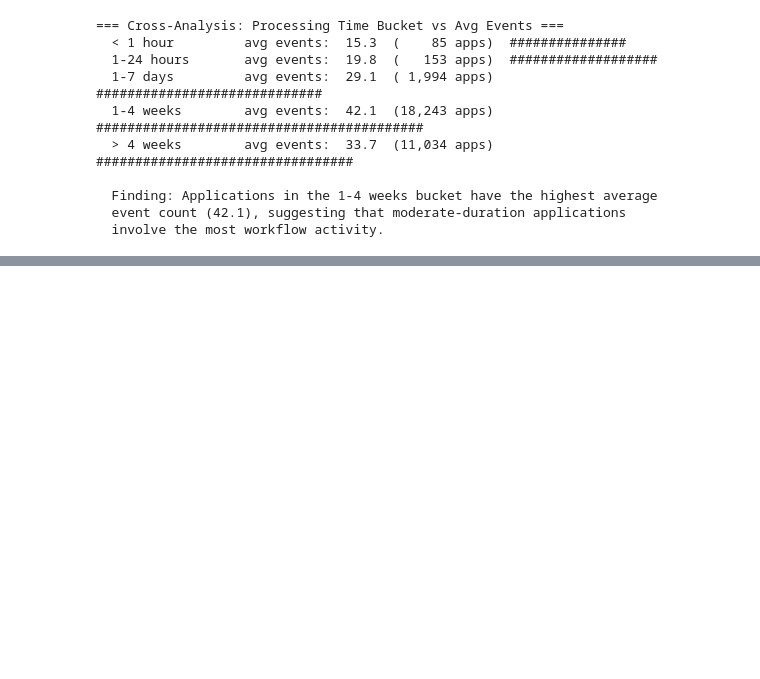
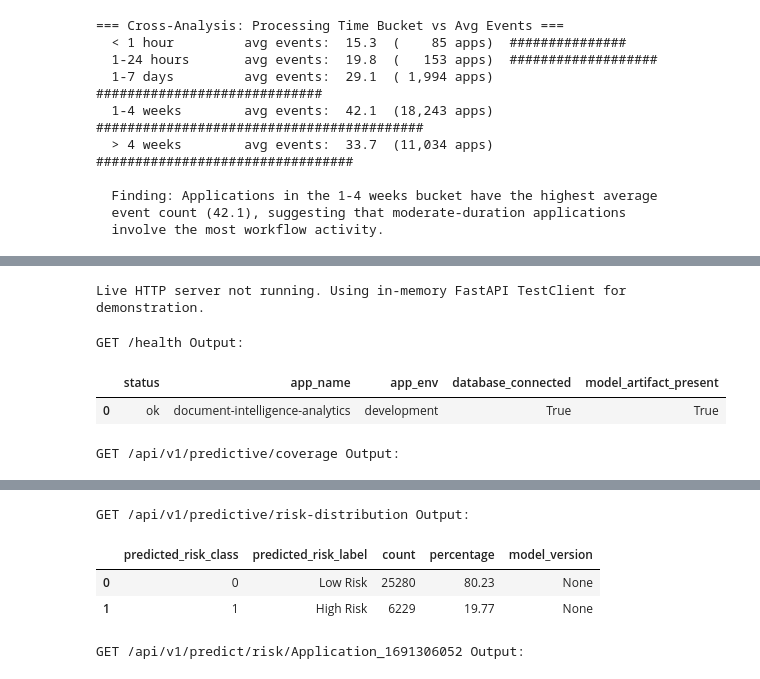
Before and after one commit to Stunner732/document-intelligence-analytics, a Jupyter notebook: notebooks/01_analytics_walkthrough.ipynb, the cells around one changed output, grey strips where cells are left out. Drawn from its saved outputs; the diff is of its cells as text; code cells hidden in the pictures; blank space fills up the shorter version.

Commit message:
docs: enhance analytics walkthrough notebook

```diff
--- a/notebooks/01_analytics_walkthrough.ipynb
+++ b/notebooks/01_analytics_walkthrough.ipynb
@@ -1058,0 +934,52 @@ The layered architecture — PostgreSQL → SQL Views → Python Query Layer →
+# %%
+# Demonstrate FastAPI endpoints using in-memory TestClient or live HTTP server
+import warnings
+warnings.filterwarnings("ignore")
+
+import requests
+from fastapi.testclient import TestClient
+from api.main import app
+
+# Initialize TestClient for reproducible in-memory execution
+client = TestClient(app)
+
+LIVE_API_URL = "http://localhost:8000"
+try:
+    resp = requests.get(f"{LIVE_API_URL}/health", timeout=1)
+    if resp.status_code == 200:
+        print(f"Connected to live FastAPI server at {LIVE_API_URL}")
+        call_api = lambda path: requests.get(f"{LIVE_API_URL}{path}").json()
+    else:
+        print("Live HTTP server returned non-200. Using in-memory FastAPI TestClient.")
+        call_api = lambda path: client.get(path).json()
+except Exception:
+    print("Live HTTP server not running. Using in-memory FastAPI TestClient for demonstration.")
+    call_api = lambda path: client.get(path).json()
+# %% [output]
+Live HTTP server not running. Using in-memory FastAPI TestClient for demonstration.
+# %%
+# 1. Health Check Endpoint
+health_res = call_api("/health")
+print("GET /health Output:")
+display(pd.DataFrame([health_res]))
+
+# 2. Prediction Coverage Endpoint
+coverage_res = call_api("/api/v1/predictive/coverage")
+print("\nGET /api/v1/predictive/coverage Output:")
+display(pd.DataFrame([coverage_res]))
+
+# 3. Risk Distribution Endpoint
+risk_res = call_api("/api/v1/predictive/risk-distribution")
+print("\nGET /api/v1/predictive/risk-distribution Output:")
+display(pd.DataFrame(risk_res.get("items", [])))
+
+# 4. Live Risk Inference Endpoint
+sample_app = "Application_1691306052"
+infer_res = call_api(f"/api/v1/predict/risk/{sample_app}")
+print(f"\nGET /api/v1/predict/risk/{sample_app} Output:")
+display(pd.DataFrame([infer_res]))
+# %% [output]
+GET /health Output:
+|  | status | app_name | app_env | database_connected | model_artifact_present |
+| 0 | ok | document-intelligence-analytics | development | True | True |
+GET /api/v1/predictive/coverage Output:
@@ -1058,0 +988,5 @@ The layered architecture — PostgreSQL → SQL Views → Python Query Layer →
+GET /api/v1/predictive/risk-distribution Output:
+|  | predicted_risk_class | predicted_risk_label | count | percentage | model_version |
+| 0 | 0 | Low Risk | 25280 | 80.23 | None |
+| 1 | 1 | High Risk | 6229 | 19.77 | None |
+GET /api/v1/predict/risk/Application_1691306052 Output:
```
Also changed, not shown: parts of 17 cells of this notebook.
